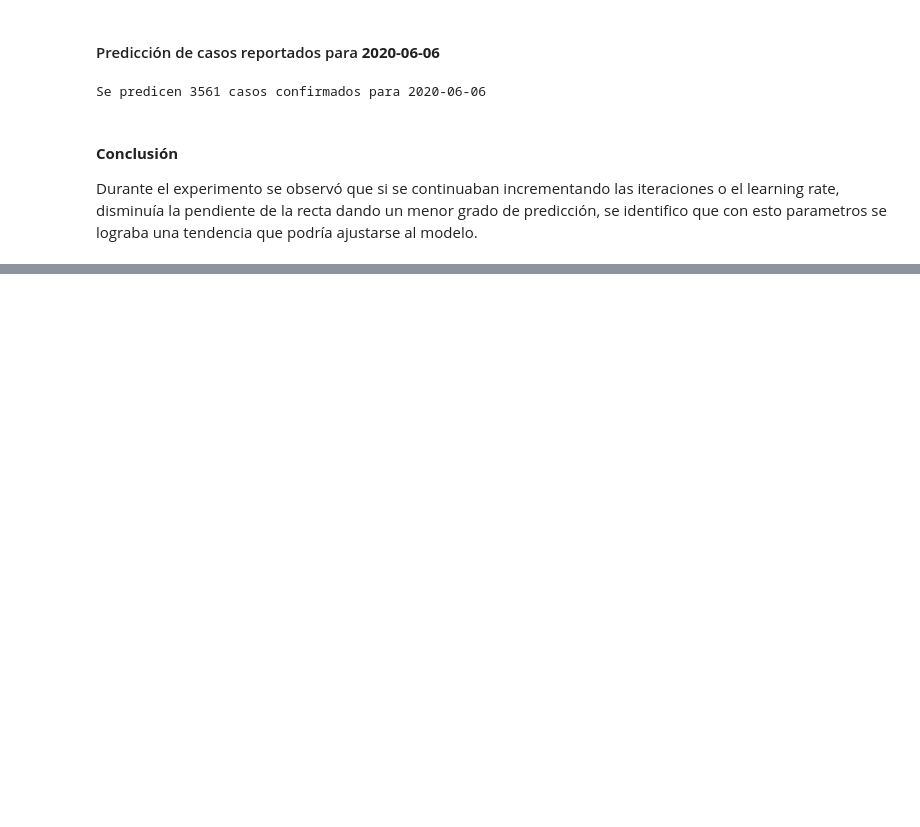
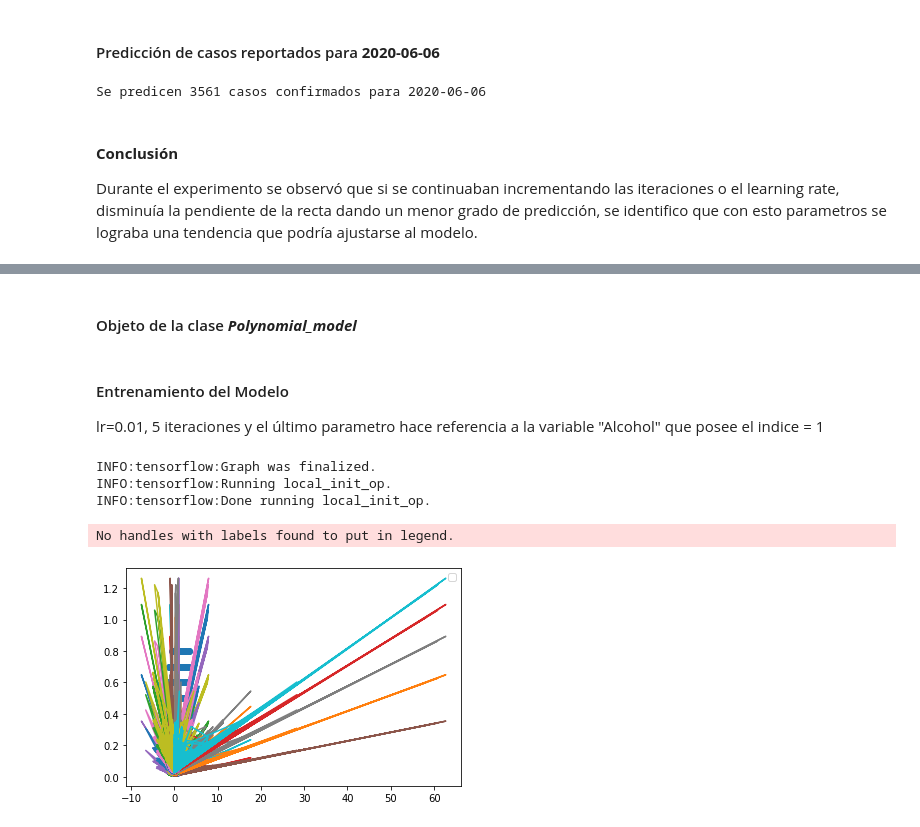
Before and after one commit to estuardozapeta/Statistical-Learning-I-Tarea-3, a Jupyter notebook: Tarea-3.ipynb, the cells around one changed output, grey strips where cells are left out. Cells and saved outputs as stored; diff of their text form; code cells hidden in the pictures; blank space fills up the shorter version.

```diff
--- a/Tarea-3.ipynb
+++ b/Tarea-3.ipynb
@@ -144,0 +223,47 @@ Durante el experimento se observó que si se continuaban incrementando las itera
+# %%
+class Polynomial_model:
+
+    def __init__(self, array_x, array_y):
+        self.lr = Polynomial_regression()
+        self.x = array_x
+        self.y = array_y
+
+    def training(self, learning_rate, steps, feature):
+        plt.scatter(self.x[:,feature],self.y)
+        x_train = tf.placeholder(tf.float32,[None,6],"x_train")
+        y_train = tf.placeholder(tf.float32,[None,1],"y_train")
+
+        y_predict = self.lr.predict(self.x)
+        error = self.lr.cost(y_train, y_predict)
+        error_summary = tf.summary.scalar(name="errors",tensor=error)
+        update_parameters_vector = self.lr.update_parameters(error, y_train, y_predict, learning_rate)
+
+        with tf.train.MonitoredSession() as session:
+            feed_dict = {x_train:self.x, y_train:self.y}
+            writer = tf.summary.FileWriter("./graphs/"+datetime.now().strftime("%Y%m%d_%H%M%S")+"_lr="+str(learning_rate)+"_polinomio_grado=2", session.graph)
+            for step in range(steps):
+                e_summary = session.run(error_summary, feed_dict=feed_dict)
+                session.run(update_parameters_vector,feed_dict=feed_dict)
+                prediction = session.run(y_predict,feed_dict=feed_dict)
+                writer.add_summary(e_summary, step)
+                plt.plot(self.x,prediction)
+            writer.close()
+
+        plt.legend()
+        plt.show()
+# %% [markdown]
+#### Objeto de la clase ***Polynomial_model***
+# %%
+pm = Polynomial_model(array_x, array_y)
+# %% [markdown]
+#### Entrenamiento del Modelo
+
+lr=0.01, 5 iteraciones y el último parametro hace referencia a la variable "Alcohol" que posee el indice = 1
+# %%
+pm.training(0.01, 5, 1)
+# %% [output]
+INFO:tensorflow:Graph was finalized.
+INFO:tensorflow:Running local_init_op.
+INFO:tensorflow:Done running local_init_op.
+No handles with labels found to put in legend.
+[figure, added]
```
Also changed, not shown: parts of 17 cells of this notebook, 6 other files.
